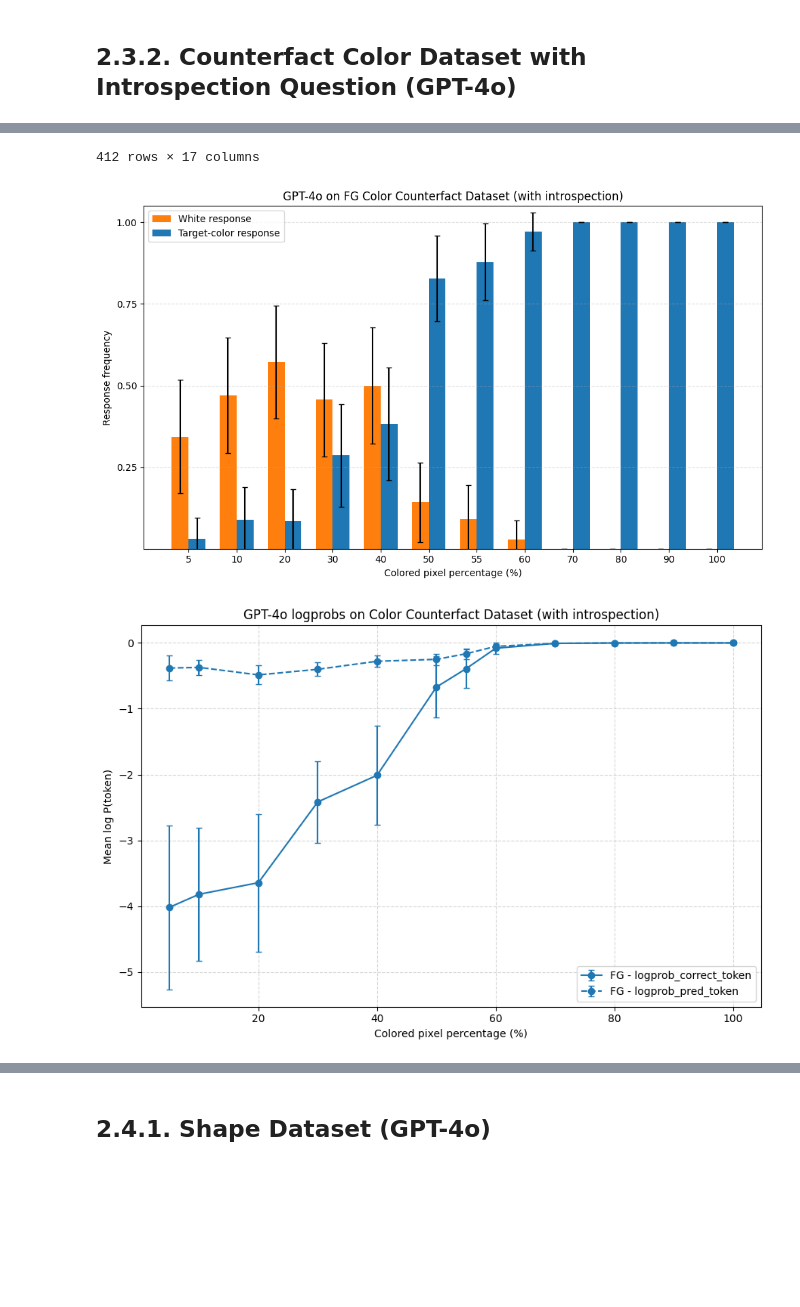
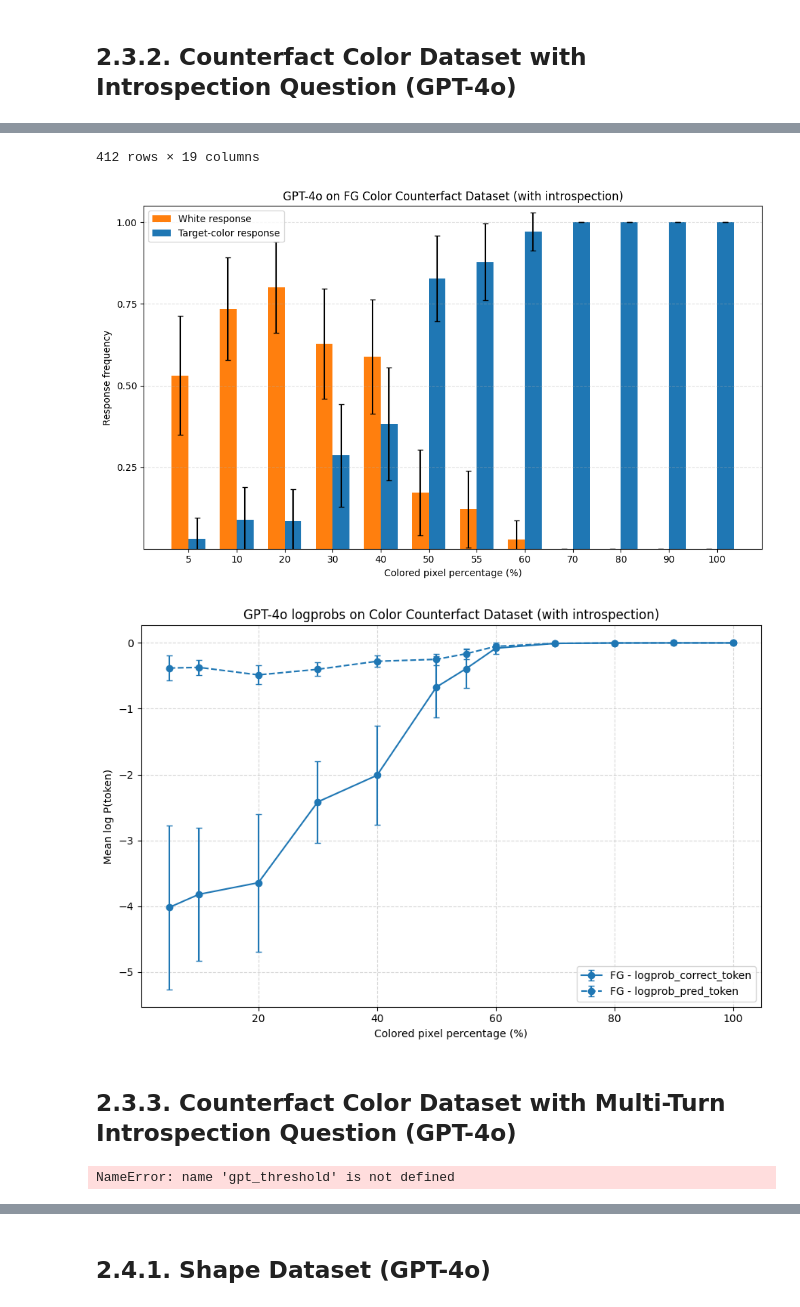
Before and after one commit to jonnemi/color-concept-entanglement, a Jupyter notebook: model_evaluation/VLM_evaluations.ipynb, the cells around one changed output, grey strips where cells are left out. Drawn from its saved outputs; the diff is of its cells as text; code cells hidden in the pictures; blank space fills up the shorter version.

Commit message:
Simulated Multi-Turn prompts for GPT

```diff
--- a/model_evaluation/VLM_evaluations.ipynb
+++ b/model_evaluation/VLM_evaluations.ipynb
@@ -280,30 +204,39 @@ VALID_COLORS = {
     "black"
 }
 
+# Things that should count as white
+WHITE_EQUIVALENTS = {
+    "uncolored",
+    "unknown",
+    "transparent",
+    "none",
+}
+
 def normalize_color_prediction(raw):
 
     if raw is None:
         return None
 
     raw = raw.lower().strip()
-
-    # remove punctuation except hyphen
     raw = re.sub(r"[^\w\s-]", "", raw)
-
-    # normalize hyphen to space
     raw = raw.replace("-", " ")
-
     tokens = raw.split()
 
-    # --- special case: black and white ---
+    if not tokens:
+        return None
+
+    if any(tok in WHITE_EQUIVALENTS for tok in tokens):
+        return "white"
+
+    # special case: black and white
     if "black" in tokens and "white" in tokens:
         return "white"
 
-    # --- direct single-color match ---
+    # direct single-color match
     if len(tokens) == 1 and tokens[0] in VALID_COLORS:
         return tokens[0]
 
-    # --- first valid canonical color in phrase ---
+    # first valid canonical color in phrase
     for tok in tokens:
         if tok in VALID_COLORS:
             return tok
@@ -801,12 +820,12 @@ out_path = GPT / f"evaluation_introsp_{gpt_model_name}_{suffix}.csv"
 introsp_gpt_cf_pred_df.to_csv(out_path, index=False)
 # %%
 introsp_gpt_cf_pred_df = pd.read_csv(GPT / "evaluation_introsp_gpt-4o_counterfact.csv")
-introsp_gpt_cf_pred_df["predicted_color"] = introsp_gpt_cf_pred_df["predicted_color"].apply(normalize_color_prediction)
+introsp_gpt_cf_pred_df["response_label"] = introsp_gpt_cf_pred_df["predicted_color"].apply(normalize_color_prediction)
+introsp_gpt_cf_pred_df["intro_position"] = "first"
 introsp_gpt_cf_pred_df = introsp_gpt_cf_pred_df.merge(counterfact_df, on=["image_path", "object"])
 display(introsp_gpt_cf_pred_df)
 
-plot_fg_response_frequencies_bar(introsp_gpt_cf_pred_df, title="GPT-4o on FG Color Counterfact Dataset (with introspection)", response_col="predicted_color")
-
+plot_fg_response_frequencies_bar(introsp_gpt_cf_pred_df, title="GPT-4o on FG Color Counterfact Dataset (with introspection)", response_col="response_label")
 plot_model_logprobs(
     introsp_gpt_cf_pred_df,
     title="GPT-4o logprobs on Color Counterfact Dataset (with introspection)"
@@ -819,11 +838,29 @@ plot_model_logprobs(
 | 3 | /mnt/lustre/work/eickhoff/esx061/... | hartebeest | red | red | -0.492006 | -0.492006 | ... |
 | 4 | /mnt/lustre/work/eickhoff/esx061/... | mouse | red | white | -0.358402 | -5.358402 | ... |
 | ... | ... | ... | ... | ... | ... | ... | ... |
 | 407 | /mnt/lustre/work/eickhoff/esx061/... | trailer truck | orange | white | -0.170573 | -3.920573 | ... |
 | 408 | /mnt/lustre/work/eickhoff/esx061/... | frilled lizard | pink | black | -0.075540 | -3.825540 | ... |
 | 409 | /mnt/lustre/work/eickhoff/esx061/... | coho | purple | purple | -0.717668 | -0.717668 | ... |
 | 410 | /mnt/lustre/work/eickhoff/esx061/... | butternut squash | green | green | -0.002412 | -0.002412 | ... |
 | 411 | /mnt/lustre/work/eickhoff/esx061/... | canary | green | green | -0.000038 | -0.000038 | ... |
-412 rows × 17 columns
+412 rows × 19 columns
-[figure, old version]
+[figure, new version]
 [figure]
+# %% [markdown]
+## 2.3.3. Counterfact Color Dataset with Multi-Turn Introspection Question (GPT-4o)
+# %%
+suffix = "counterfact"
+mult_introsp_gpt_cf_pred_df = evaluate_vlm_on_stimuli(
+    counterfact_df,
+    backend=backend,
+    model_name=gpt_model_name,
+    image_root=DATA,
+    calibration_value=gpt_threshold,
+    device=None,
+    multiturn_introspection=True,
+)
+
+out_path = GPT / f"evaluation_mult_introsp_{gpt_model_name}_{suffix}.csv"
+mult_introsp_gpt_cf_pred_df.to_csv(out_path, index=False)
+# %% [output]
+NameError: name 'gpt_threshold' is not defined
```
Also changed, not shown: parts of 31 cells of this notebook, 5 other files.
